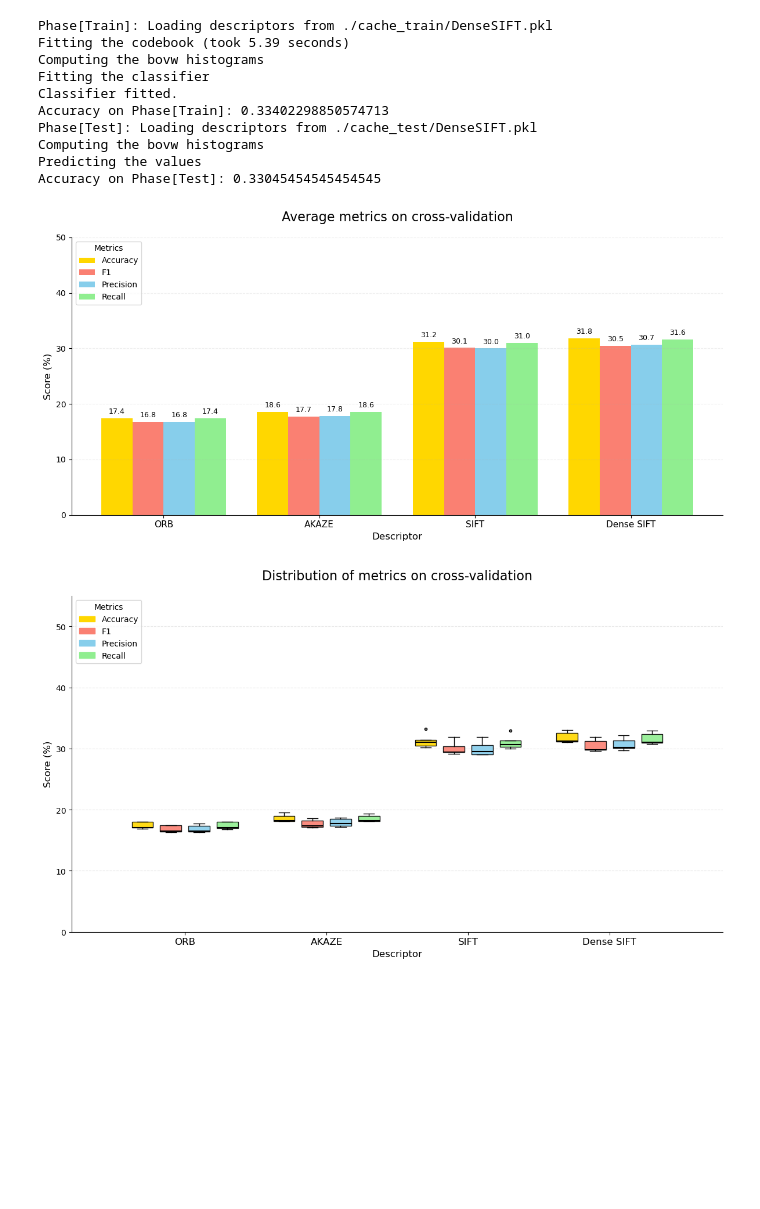
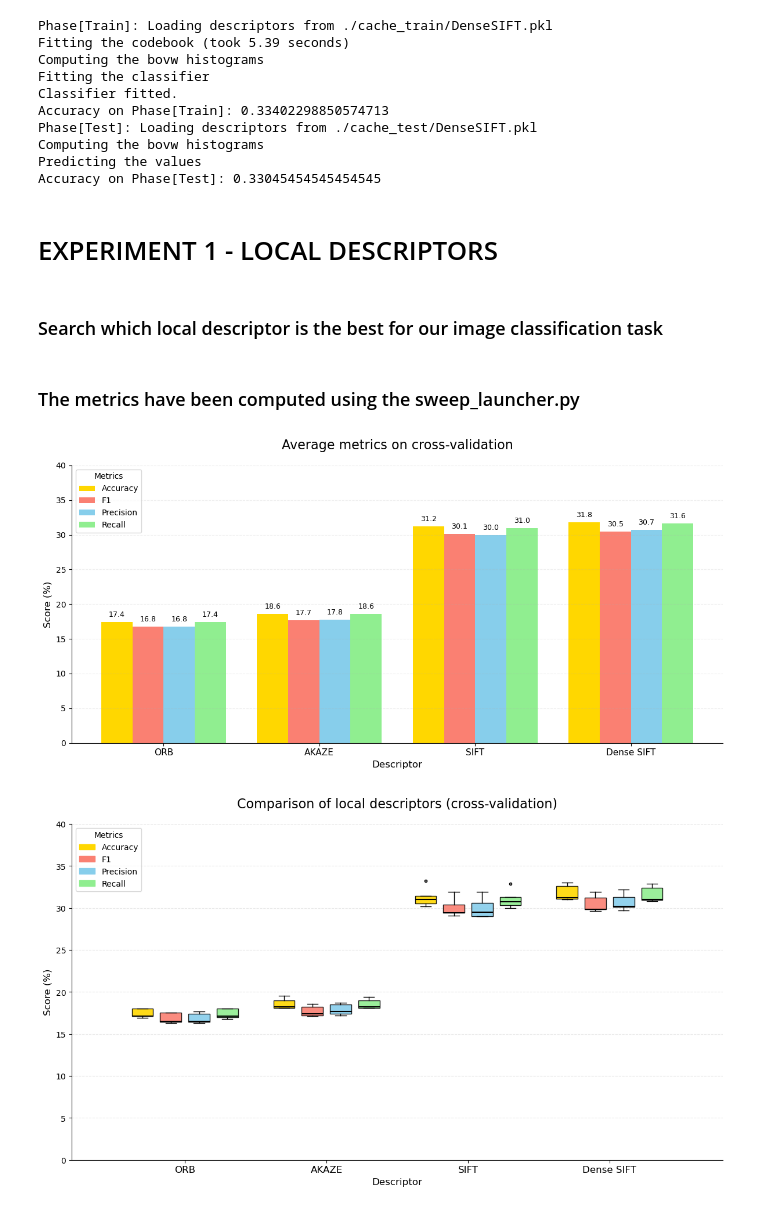
Before and after one commit to MCV-C3/project-5, a Jupyter notebook: Week1/experiments.ipynb, the cells around one changed output. Cells and saved outputs as stored; diff of their text form; code cells hidden in the pictures; blank space fills up the shorter version.

```diff
--- a/Week1/experiments.ipynb
+++ b/Week1/experiments.ipynb
@@ -65,3 +65,7 @@ Phase[Test]: Loading descriptors from ./cache_test/DenseSIFT.pkl
 Computing the bovw histograms
 Predicting the values
 Accuracy on Phase[Test]: 0.33045454545454545
+# %% [markdown]
+# EXPERIMENT 1 - LOCAL DESCRIPTORS
+# %% [markdown]
+### Search which local descriptor is the best for our image classification task
@@ -67,0 +76,2 @@ Accuracy on Phase[Test]: 0.33045454545454545
+# %% [markdown]
+### The metrics have been computed using the sweep_launcher.py
@@ -68,7 +115,4 @@ Accuracy on Phase[Test]: 0.33045454545454545
 # %%
-import matplotlib.pyplot as plt
-import numpy as np
-
 def plot_performance_metrics(data, title="Average metrics on cross-validation"):
     """
     Generates a grouped bar chart to compare performance metrics of different
@@ -146,50 +190,37 @@ def plot_performance_metrics(data, title="Average metrics on cross-validation"):
 
     # 6. Customize Axes and Title
 
     # Main title
     ax.set_title(title, fontsize=16, pad=20)
 
     # Y-axis labels
     ax.set_ylabel('Score (%)', fontsize=12)
-    ax.set_ylim(0, 50)
+    ax.set_ylim(0, 40)
 
     # X-axis labels (Descriptor Names)
     ax.set_xticks(index)
     ax.set_xticklabels(descriptors, fontsize=11)
     ax.set_xlabel('Descriptor', fontsize=12)
 
     # Add the legend with the title "Metrics"
     ax.legend(title="Metrics", loc='upper left')
 
     # Add subtle horizontal grid lines
     ax.yaxis.grid(True, linestyle='--', alpha=0.2)
 
     # Hide top and right spines
     ax.spines['right'].set_visible(False)
     ax.spines['top'].set_visible(False)
 
     plt.tight_layout() # Adjust layout
     plt.show()
 
-# --- MANUALLY ENTERED DATA ---
-# Format: [Accuracy, F1 Score, Precision, Recall]
-performance_data = {
-    'ORB': [17.4, 16.8, 16.8, 17.4],
-    'AKAZE': [18.6, 17.7, 17.8, 18.6],
-    'SIFT': [31.2, 30.1, 30.0, 31.0],
-    'Dense SIFT': [31.8, 30.5, 30.7, 31.6]
-}
-
 # --- CALL THE FUNCTION ---
 plot_performance_metrics(performance_data)
 # %% [output]
-[figure, old version]
+[figure, new version]
 # %%
-import matplotlib.pyplot as plt
-import matplotlib.patches as mpatches
-import numpy as np
-
-def plot_performance_boxplots(data, title="Distribution of metrics on cross-validation"):
+def plot_performance_boxplots(data, title="Comparison of local descriptors (cross-validation)"):
     """
     Generates a grouped boxplot chart to compare performance metrics of different
     local descriptors across multiple folds.
@@ -248,7 +279,7 @@ def plot_performance_boxplots(data, title="Distribution of metrics on cross-vali
 
     # Adjust Y-limits to fit data + margin (e.g., 0 to 50 or dynamic)
     # You might want to change this to ax.set_ylim(0, 100) if scores are high
-    ax.set_ylim(0, 55)
+    ax.set_ylim(0, 40)
 
     # X-axis formatting
     ax.set_xticks(index)
@@ -273,38 +304,8 @@ def plot_performance_boxplots(data, title="Distribution of metrics on cross-vali
     plt.tight_layout()
     plt.show()
 
-# Construct the dictionary structure required:
-# {'Descriptor': [ [acc_folds], [f1_folds], [prec_folds], [rec_folds] ] }
-np.random.seed(42) # For reproducibility
-performance_data_folds = {
-    'ORB': [
-        [17.1, 18.0, 18.0, 17.1, 16.9],
-        [16.3, 17.5, 17.5, 16.5, 16.4],
-        [16.3, 17.4, 17.7, 16.4, 16.5],
-        [17.0, 18.0, 18.0, 17.1, 16.8]
-    ],
-    'AKAZE': [
-        [19.5, 18.2, 18.1, 18.1, 19.0],
-        [18.6, 17.1, 17.4, 17.2, 18.2],
-        [18.7, 17.2, 17.7, 17.4, 18.5],
-        [19.4, 18.2, 18.1, 18.1, 19.0]
-    ],
-    'SIFT': [
-        [33.2, 31.4, 30.5, 31.0, 30.2],  # Accuracy
-        [31.9, 30.4, 29.4, 29.4, 29.1],  # F1
-        [31.9, 30.6, 29.5, 29.0, 29.0],  # Precision
-        [32.9, 31.3, 30.3, 30.7, 30.0]   # Recall
-    ],
-    'Dense SIFT':[
-        [31.2, 31.1, 32.6, 31.0, 33.0],
-        [29.8, 29.6, 31.2, 29.8, 31.9],
-        [30.2, 29.7, 31.3, 30.1, 32.2],
-        [31.0, 30.9, 32.4, 30.8, 32.9]
-    ]
-}
-
 # --- CALL THE FUNCTION ---
 # Pass the dictionary containing lists of folds
 plot_performance_boxplots(performance_data_folds)
 # %% [output]
-[figure, old version]
+[figure, new version]
```
Also changed, not shown: parts of 3 cells of this notebook, 1 other file.
